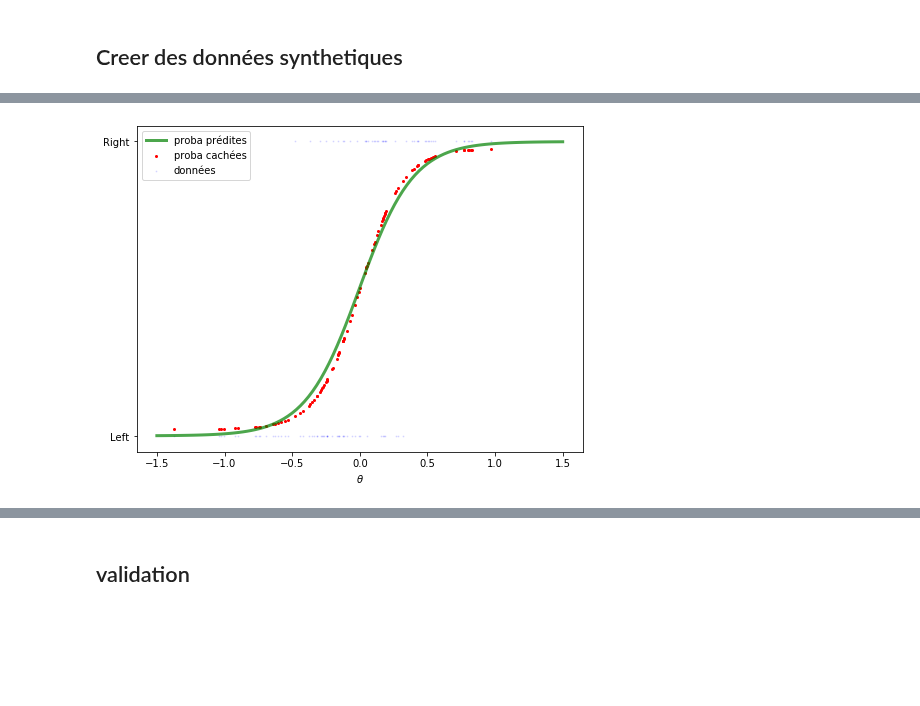
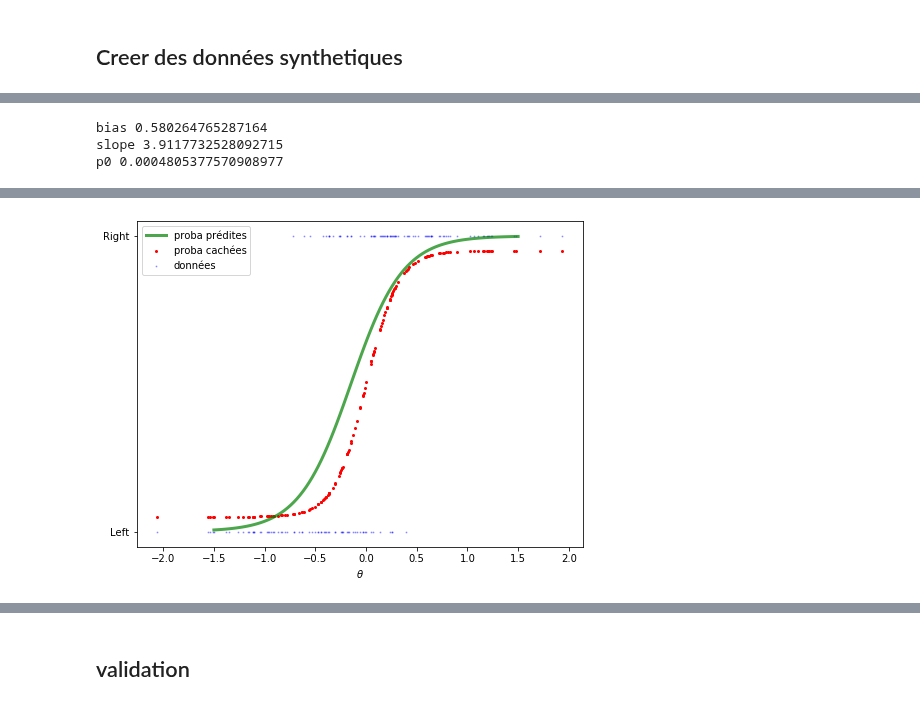
Before and after one commit to jennafradin/MSc-Internship, a Jupyter notebook: Notebooks/W05/39_theory-torch-fit-optimize.ipynb, the cells around one changed output, grey strips where cells are left out. Cells and saved outputs as stored; diff of their text form; code cells hidden in the pictures; blank space fills up the shorter version.

```diff
--- a/Notebooks/W05/39_theory-torch-fit-optimize.ipynb
+++ b/Notebooks/W05/39_theory-torch-fit-optimize.ipynb
@@ -2,12 +2,13 @@
 # "Cross-validation" des modèles
 # %%
 learning_rate = 0.04
-num_epochs = 400
-N = 100
+num_epochs = 1000
+N = 150
 N_cv = 40
 seed = 42
 batch_size = N//4
 batch_size = N//2
+batch_size = N
 
 N_test = 0
 N_test = 1000
@@ -20,17 +21,18 @@ import matplotlib.pyplot as plt
 # %%
 def get_data(
             N = N,
-            p0 = 0.05,
+            p0 = 0.10,
             theta0 = 0,
             wt = np.pi/20,
-            theta_std = np.pi/6,
+            theta_std = np.pi/4,
             seed=seed):
-    np.random.seed(42)
+    np.random.seed(seed)
     theta = np.random.randn(N)*theta_std
+
     a = (theta-theta0)/wt
     p = 1/(1+np.exp(-a))
+    p = p0/2 + (1-p0) * p
 
-    p = p0/2 + (1-p0) * p
     y = np.random.rand(N) < p
     return theta, p, y
 # %%
@@ -40,13 +42,14 @@ torch.set_default_tensor_type('torch.DoubleTensor')
 criterion = torch.nn.BCELoss()
 
 class LogisticRegressionModel(torch.nn.Module):
-    def __init__(self, bias=True, logit0=-1):
+    def __init__(self, bias=True, logit0=-2):
         super(LogisticRegressionModel, self).__init__()
         self.linear = torch.nn.Linear(1, 1, bias=bias)
         self.logit0 = torch.nn.Parameter(logit0*torch.ones(1))
 
-    def forward(self, x):
-        out = self.logit0.sigmoid()/2 + (1-self.logit0.sigmoid())*torch.sigmoid(self.linear(x))
+    def forward(self, theta):
+        #out = torch.sigmoid(self.logit0)/2 + (1-torch.sigmoid(self.logit0))*torch.sigmoid(self.linear(theta))
+        out = self.logit0.sigmoid()/2 + (1-self.logit0.sigmoid())*self.linear(theta).sigmoid()
         return out
 
 def fit_data(theta, y,
@@ -107,8 +114,17 @@ Iteration: 396 - Loss: 0.42469
+# %%
+with torch.no_grad():
+    print('bias', logistic_model.linear.bias.item())
+    print('slope', logistic_model.linear.weight.item())
+    print('p0', torch.sigmoid(logistic_model.logit0).item())
+# %% [output]
+bias 0.580264765287164
+slope 3.9117732528092715
+p0 0.0004805377570908977
 # %%
 print('loss=', loss)
 plt.figure(figsize = (8,6))
 plt.scatter(theta, p, s=4, color = 'r', label='proba cachées')
-plt.scatter(theta, y, s=1, alpha=.1, color = 'b', label='données')
+plt.scatter(theta, y, s=1, alpha=.3, color = 'b', label='données')
 x_values = np.linspace(-1.5, 1.50, 100)[:, None]
 y_values = logistic_model(torch.Tensor(x_values)).detach().numpy()
 plt.plot(x_values, y_values, 'g', alpha=.7, lw=3, label='proba prédites')
@@ -120,4 +136,4 @@ loss= 0.4247539090647532
-[figure, old version]
+[figure, new version]
 # %%
 %%timeit
 logistic_model, loss = fit_data(theta, y, verbose=False)
```
Also changed, not shown: parts of 14 cells of this notebook.
